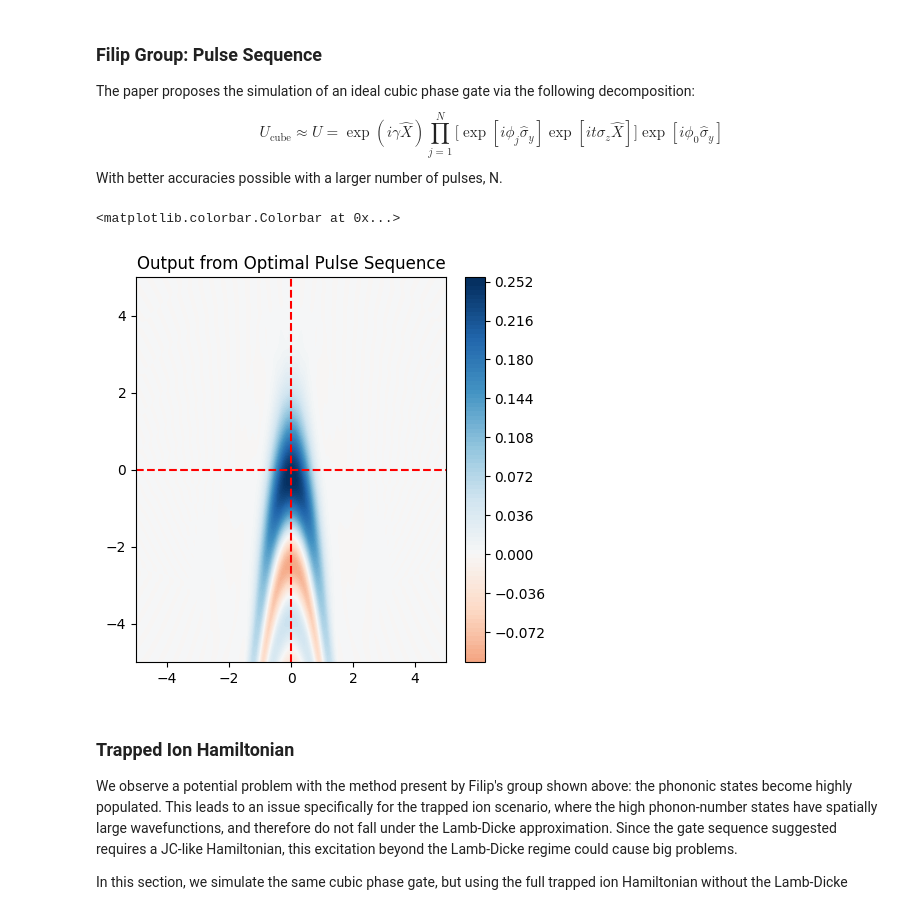
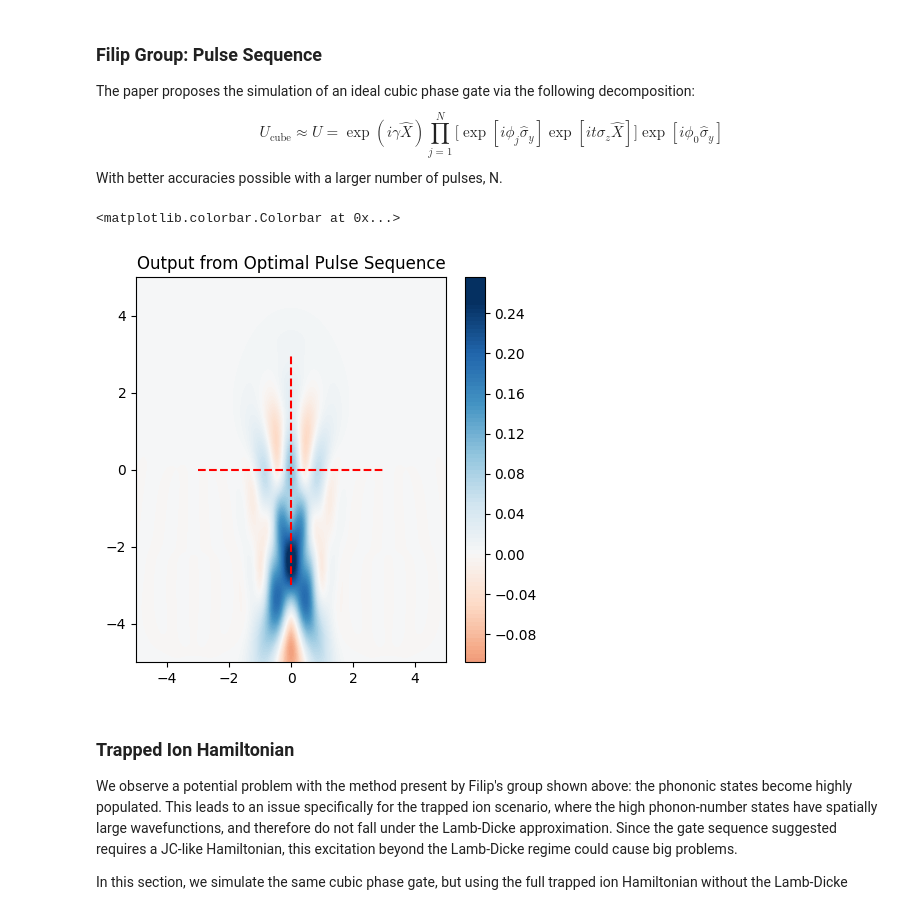
Before and after one commit to muyoungRand/sims, a Jupyter notebook: cubic_phase_gate.ipynb, the cells around one changed output. Drawn from its saved outputs; the diff is of its cells as text; code cells hidden in the pictures.

```diff
--- a/cubic_phase_gate.ipynb
+++ b/cubic_phase_gate.ipynb
@@ -13,11 +13,11 @@ from qutip import *
 #%matplotlib ipympl
 
 # Max Fock State
-N = 100
+N = 200
 
 options = Options()
 options.num_cpus = 5
-options.nsteps = 10000
+options.nsteps = 100000
 # %% [markdown]
 ### Ideal Cubic Phase Gate
 
@@ -73,10 +73,11 @@ solution = [-0.353282, 0.902028, -0.518804,
             -0.808851, -0.102101, -0.682909,
             1.021610, 0.534188, -0.54781]
 
-solution = [-1.16082712,  3.53187681,  0.72219781, 0.49697683,  0.17570027, -0.1757045,
- -0.49698327,  2.41939756, -0.39027859,  1.16083166]
+solution = [ 0.84673913,  0.19928457, -0.16676742, -0.35296603,  2.70355377,  2.70355586,
+ -3.49455974,  2.97482611,  0.19928277,  0.84674023]
+displacement = 4
 
-def clean_plot(n_c, n_a, rho, tlist, size = 5, title = ''):
+def clean_plot(n_c, n_a, rho, tlist, size = 3, title = ''):
     fig, axes = plt.subplots(1, 2, figsize=(16, 8))
     fig.suptitle(title, fontsize = 'xx-large', fontweight = 'bold')
     # ---------- Plot Wigner Function at the end of the evolution ----------#
@@ -143,28 +144,28 @@ for i in range(len(solution)):
 # %%
 rho = states[-1]
 
-H = 2 * x
+H = displacement * x
 t = np.linspace(0.0, 1.0, 100)
 
 sequence_output = mesolve(H = H, rho0 = rho, tlist = t, e_ops = [a.dag() * a, sM.dag() * sM], options = options)
 sequence_n_phonon = sequence_output.expect[0]
 sequence_n_atom = sequence_output.expect[1]
 sequence_rho = sequence_output.states[-1]
 sequence_rho = ptrace(sequence_rho, 1)
 
 xvec = np.linspace(-5, 5, 200)
 sequence_W = wigner(sequence_rho, xvec, xvec)
 
 fig, axes = plt.subplots(1, 1, figsize=(5, 5))
 
-axes.vlines(0, ymin = -5, ymax = 5, colors = 'r', linestyles = 'dashed')
-axes.hlines(0, xmin = -5, xmax = 5, colors = 'r', linestyles = 'dashed')
+axes.vlines(0, ymin = -3, ymax = 3, colors = 'r', linestyles = 'dashed')
+axes.hlines(0, xmin = -3, xmax = 3, colors = 'r', linestyles = 'dashed')
 im = axes.contourf(xvec, xvec, sequence_W, 100, norm=mpl.colors.Normalize(-.25,.25), cmap=plt.get_cmap('RdBu'))
 axes.set_title("Output from Optimal Pulse Sequence")
 plt.colorbar(im)
 # %% [output]
 <matplotlib.colorbar.Colorbar at 0x...>
-[figure, old version]
+[figure, new version]
 # %% [markdown]
 ### Trapped Ion Hamiltonian
 
```
Also changed, not shown: parts of 3 cells of this notebook, 1 other file.
